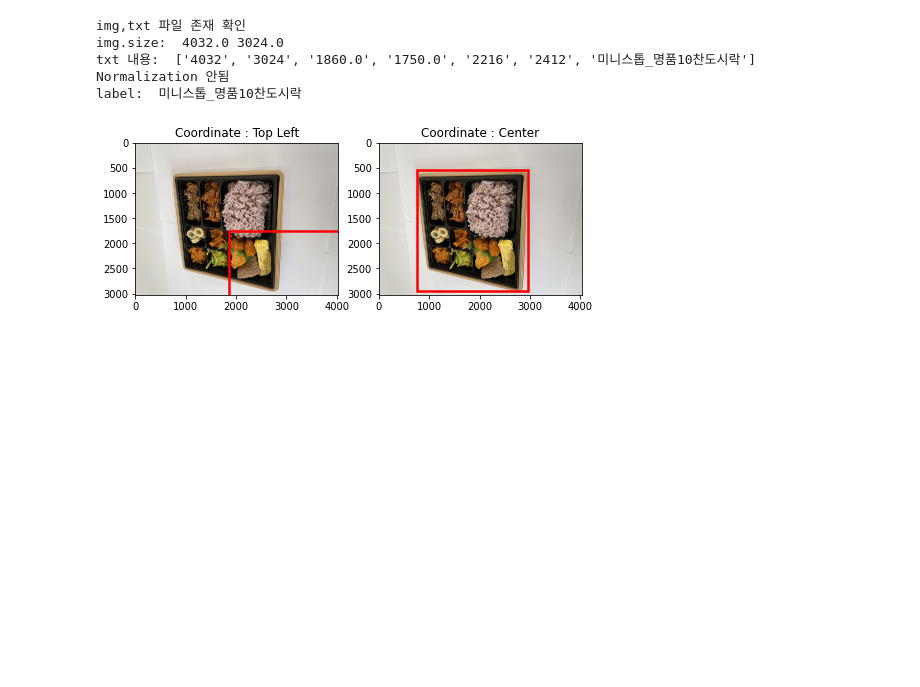
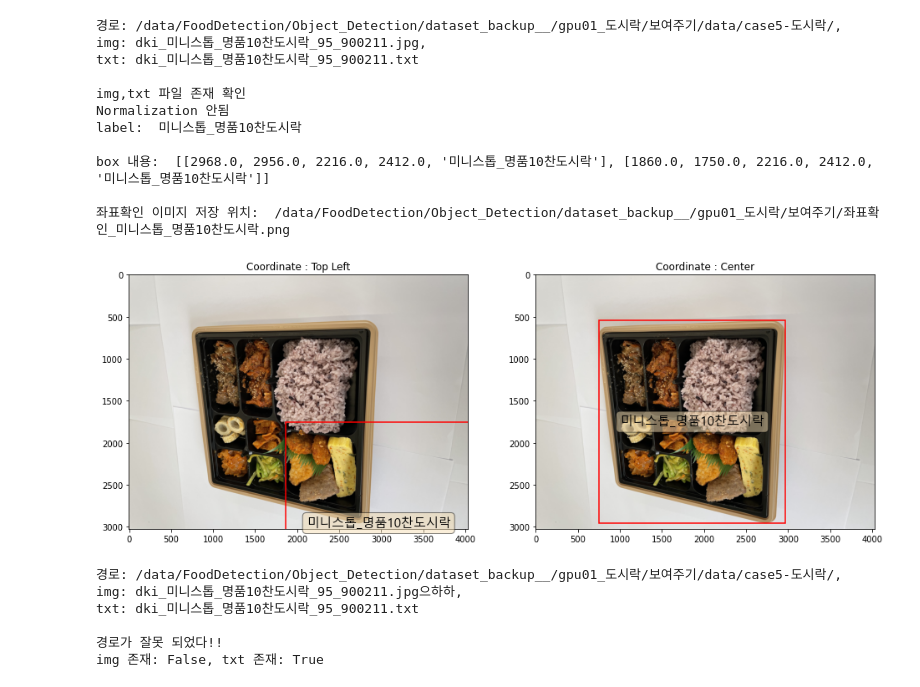
Before and after one commit to K-107/dki, a Jupyter notebook: Food_Detection/220204_이미지데이터좌표확인.ipynb, the cells around one changed output. Cells and saved outputs as stored; diff of their text form; code cells hidden in the pictures; blank space fills up the shorter version.

```diff
--- a/Food_Detection/220204_이미지데이터좌표확인.ipynb
+++ b/Food_Detection/220204_이미지데이터좌표확인.ipynb
@@ -9,6 +18,12 @@ import numpy as np
 
 import matplotlib.pyplot as plt
 %matplotlib inline
+
+import matplotlib.font_manager as fm
+fm.get_fontconfig_fonts()
+#font_location = '/usr/share/fonts/truetype/nanum/NanumBarunGothic.ttf'
+font_location = './malgun.ttf'
+font_name = fm.FontProperties(fname=font_location)
 # %%
 class_dic = {0: '가리비구이', 1: '가자미구이', 2: '가자미조림', 3: '가지나물', 4: '가지냉국', 5: '가지볶음',
                 6: '가지전', 7: '가지찜', 8: '감', 9: '개불', 10: '거봉', 11: '게살죽', 12: '게찜', 13: '고구마',
@@ -316,13 +373,20 @@ Center 기준일 경우:  [685.0, 1234.0, 1796.0, 1895.0]
 # %%
 # case5-도시락  - center
-img = '/data/FoodDetection/Object_Detection/dataset_backup__/gpu01_도시락/보여주기/data/case5-도시락/dki_미니스톱_명품10찬도시락_95_900211.jpg'
-txt = '/data/FoodDetection/Object_Detection/dataset_backup__/gpu01_도시락/보여주기/data/case5-도시락/dki_미니스톱_명품10찬도시락_95_900211.txt'
+path = '/data/FoodDetection/Object_Detection/dataset_backup__/gpu01_도시락/보여주기/data/case5-도시락/'
+img = 'dki_미니스톱_명품10찬도시락_95_900211.jpg'
+txt = 'dki_미니스톱_명품10찬도시락_95_900211.txt'
 
-imgTxtCheck(img, txt)
+imgTxtCheck(path, img, txt)
 # %% [output]
+경로: /data/FoodDetection/Object_Detection/dataset_backup__/gpu01_도시락/보여주기/data/case5-도시락/,
+img: dki_미니스톱_명품10찬도시락_95_900211.jpg,
+txt: dki_미니스톱_명품10찬도시락_95_900211.txt
+
 img,txt 파일 존재 확인
-img.size:  4032.0 3024.0
-txt 내용:  ['4032', '3024', '1860.0', '1750.0', '2216', '2412', '미니스톱_명품10찬도시락']
 Normalization 안됨
 label:  미니스톱_명품10찬도시락
+
+box 내용:  [[2968.0, 2956.0, 2216.0, 2412.0, '미니스톱_명품10찬도시락'], [1860.0, 1750.0, 2216.0, 2412.0, '미니스톱_명품10찬도시락']]
+
+좌표확인 이미지 저장 위치:  /data/FoodDetection/Object_Detection/dataset_backup__/gpu01_도시락/보여주기/좌표확인_미니스톱_명품10찬도시락.png
-[figure, old version]
+[figure, new version]
@@ -731,0 +393,14 @@ label:  미니스톱_명품10찬도시락
+# %%
+# case5-도시락  - center
+path = '/data/FoodDetection/Object_Detection/dataset_backup__/gpu01_도시락/보여주기/data/case5-도시락/'
+img = 'dki_미니스톱_명품10찬도시락_95_900211.jpg으하하'
+txt = 'dki_미니스톱_명품10찬도시락_95_900211.txt'
+
+imgTxtCheck(path, img, txt)
+# %% [output]
+경로: /data/FoodDetection/Object_Detection/dataset_backup__/gpu01_도시락/보여주기/data/case5-도시락/,
+img: dki_미니스톱_명품10찬도시락_95_900211.jpg으하하,
+txt: dki_미니스톱_명품10찬도시락_95_900211.txt
+
+경로가 잘못 되었다!!
+img 존재: False, txt 존재: True
```
Also changed, not shown: parts of 11 cells of this notebook.
